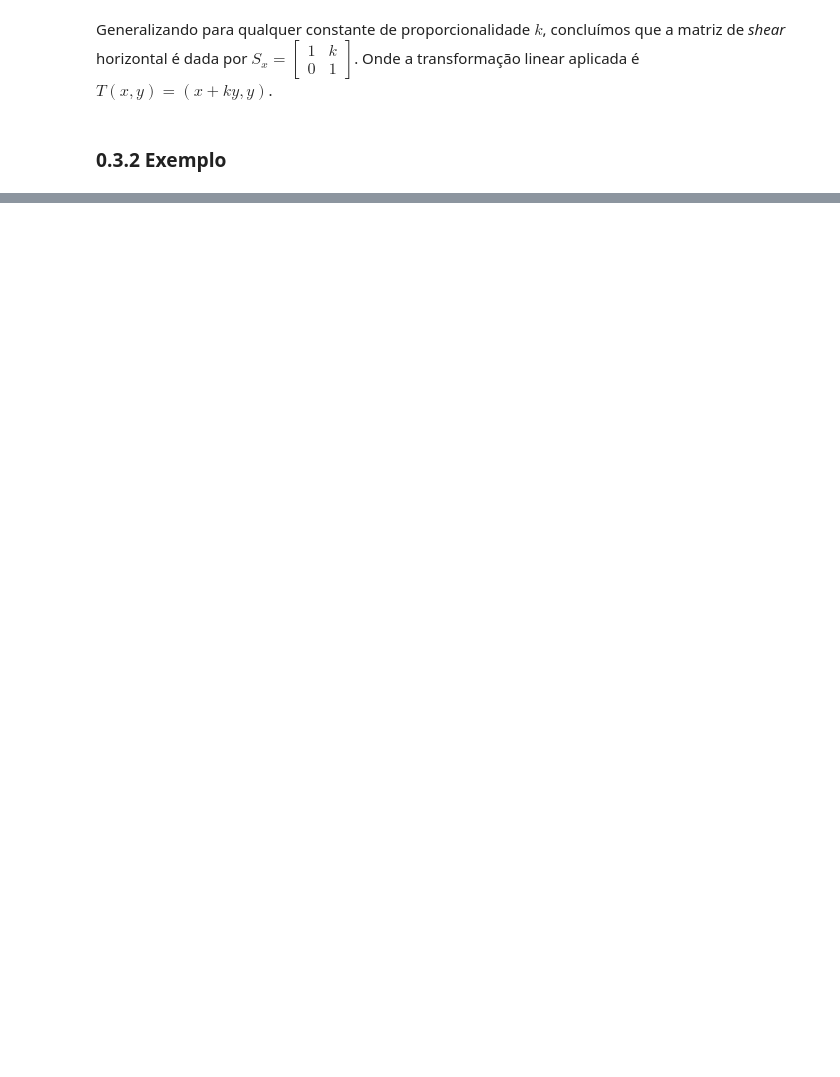
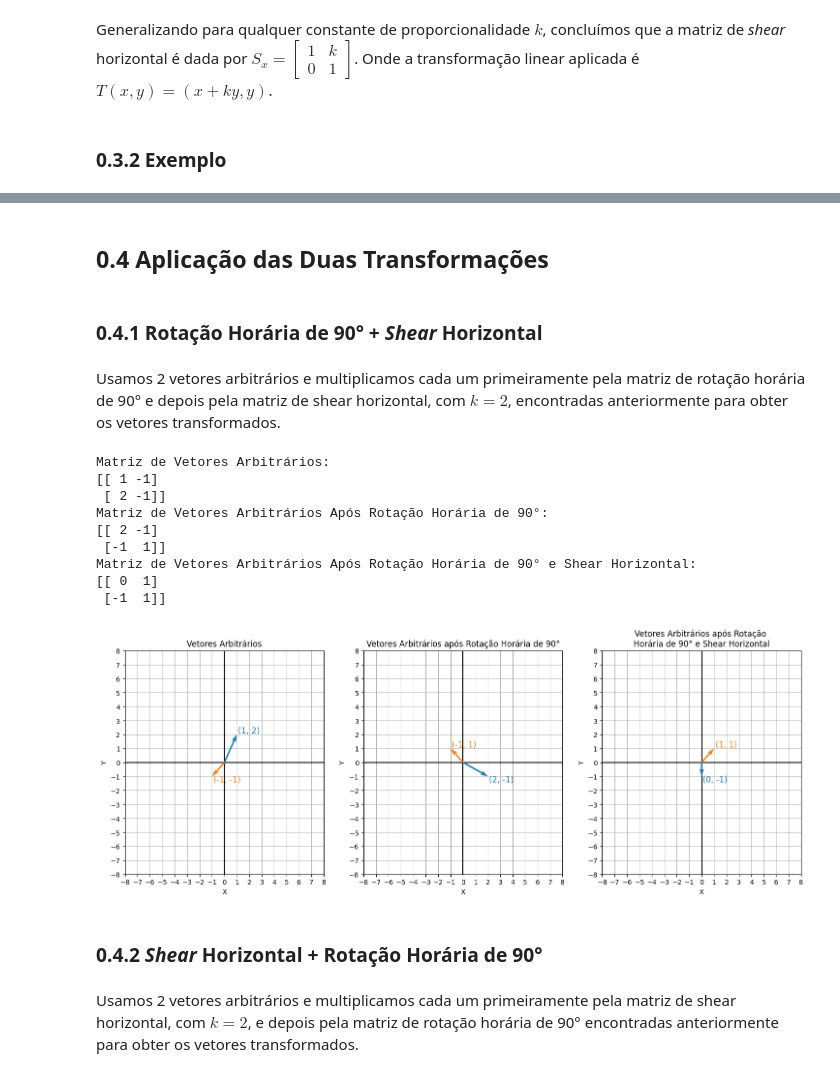
Before and after one commit to marcosnevary/computational-mathematics, a Jupyter notebook: notebooks/00_linear_transformations.ipynb, the cells around one changed output, grey strips where cells are left out. Saved outputs shown, nothing was run; the diff lists cells and outputs as text; code cells hidden in the pictures; blank space fills up the shorter version.

```diff
--- a/notebooks/00_linear_transformations.ipynb
+++ b/notebooks/00_linear_transformations.ipynb
@@ -165,0 +164,43 @@ Matriz de Vetores Arbitrários após Shear Horizontal:
+# %% [markdown]
+## 0.4 Aplicação das Duas Transformações
+# %% [markdown]
+### 0.4.1 Rotação Horária de 90° + *Shear* Horizontal
+# %% [markdown]
+Usamos 2 vetores arbitrários e multiplicamos cada um primeiramente pela matriz de rotação horária de 90° e depois pela matriz de shear horizontal, com $k = 2$, encontradas anteriormente para obter os vetores transformados.
+# %%
+rotationed_vectors = np.array([rotation_matrix @ vector for vector in vectors])
+rotationed_sheared_vectors = np.array([shear_matrix @ vector for vector in rotationed_vectors])
+
+print("Matriz de Vetores Arbitrários:")
+print(vectors.T)
+
+print("Matriz de Vetores Arbitrários Após Rotação Horária de 90°:")
+print(rotationed_vectors.T)
+
+print("Matriz de Vetores Arbitrários Após Rotação Horária de 90° e Shear Horizontal:")
+print(rotationed_sheared_vectors.T)
+
+plot_vectors(
+    [
+        "Vetores Arbitrários",
+        "Vetores Arbitrários após Rotação Horária de 90°",
+        "Vetores Arbitrários após Rotação \nHorária de 90° e Shear Horizontal",
+    ],
+    [vectors, rotationed_vectors, rotationed_sheared_vectors],
+    comparison=True,
+)
+# %% [output]
+Matriz de Vetores Arbitrários:
+[[ 1 -1]
+ [ 2 -1]]
+Matriz de Vetores Arbitrários Após Rotação Horária de 90°:
+[[ 2 -1]
+ [-1  1]]
+Matriz de Vetores Arbitrários Após Rotação Horária de 90° e Shear Horizontal:
+[[ 0  1]
+ [-1  1]]
+[figure, added]
+# %% [markdown]
+### 0.4.2 *Shear* Horizontal + Rotação Horária de 90°
+# %% [markdown]
+Usamos 2 vetores arbitrários e multiplicamos cada um primeiramente pela  matriz de shear horizontal, com $k = 2$, e depois pela matriz de rotação horária de 90° encontradas anteriormente para obter os vetores transformados.
```
Also changed, not shown: parts of 10 cells of this notebook.
